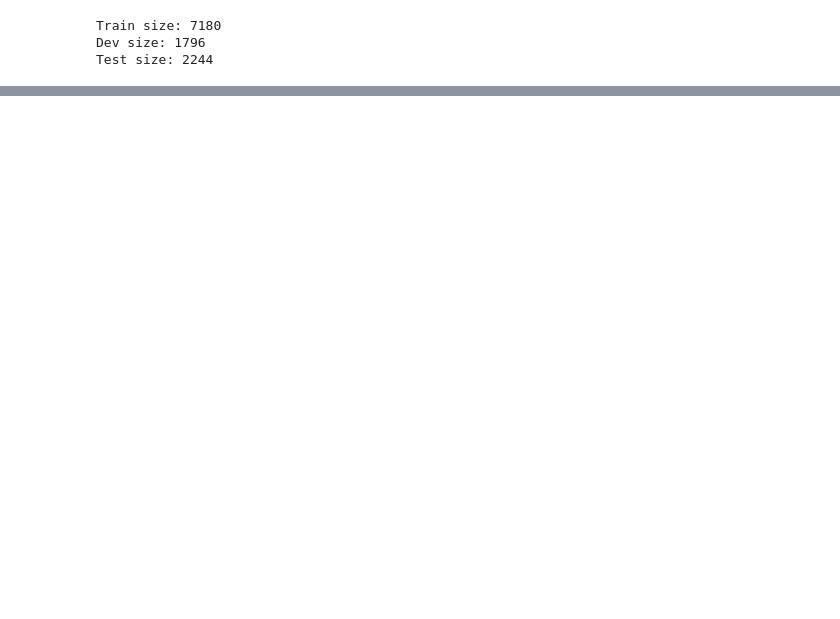
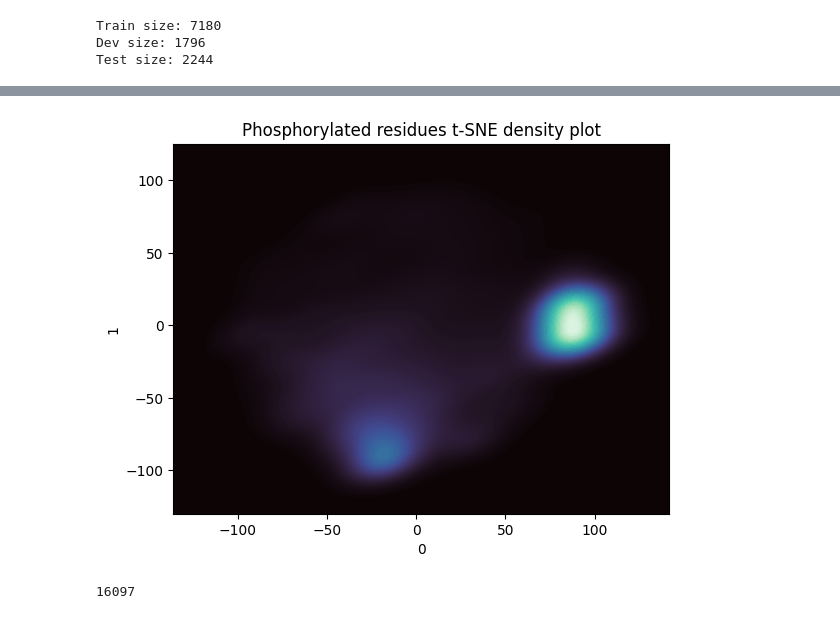
Before and after one commit to nexuso1/bio-research, a Jupyter notebook: notebooks/embeds_tsne.ipynb, the cells around one changed output, grey strips where cells are left out. Drawn from its saved outputs; the diff is of its cells as text; code cells hidden in the pictures; blank space fills up the shorter version.

```diff
--- a/notebooks/embeds_tsne.ipynb
+++ b/notebooks/embeds_tsne.ipynb
@@ -133,0 +184,3 @@ tsne.fit(all_embeds)
+# %%
+embed_df['sites'] = kinase_info['sites'].apply(lambda x: [int(i) for i in x]) # sites are strings
+embed_df['kinase_preds'] = kinase_info['kinase_preds']
@@ -133,0 +196,19 @@ tsne.fit(all_embeds)
+# %%
+labels = []
+families = []
+for id in embed_df.index:
+    row = embed_df.loc[id]
+    indices = np.nonzero(row['mask'])[0]
+    tp_mask = [i in row['sites'] for i in indices]
+    # Duplicated sites for some reason
+    if np.asarray(tp_mask).sum() != len(row['kinase_preds']['Family']):
+        print(id)
+        print(tp_mask)
+        print(indices)
+        print(row['sites'])
+        print(row['kinase_preds']['Family'])
+        r_fams = row['kinase_preds']['Family']
+        row['kinase_preds']['Family'] = r_fams[:len(r_fams) // 2]
+        print(row['kinase_preds']['Family'])
+    labels.extend(tp_mask)
+    families.extend(row['kinase_preds']['Family'])
@@ -133,0 +222,3 @@ tsne.fit(all_embeds)
+# %%
+tp = transformed[labels]
+tn = transformed[np.logical_not(labels)]
@@ -133,0 +283,11 @@ tsne.fit(all_embeds)
+# %%
+def density_plot(data, title=None):
+    df = pd.DataFrame(data)
+    fig, ax = plt.subplots()
+    ax = sns.kdeplot(
+    data=df, x=0, y=1,fill=True, thresh=0, levels=100, cmap="mako")
+    ax.set_title(title)
+# %%
+density_plot(tp, 'Phosphorylated residues t-SNE density plot')
+# %% [output]
+[figure, added]
@@ -133,0 +306,4 @@ tsne.fit(all_embeds)
+# %%
+len(position_labels)
+# %% [output]
+16097
```
Also changed, not shown: parts of 31 cells of this notebook.
